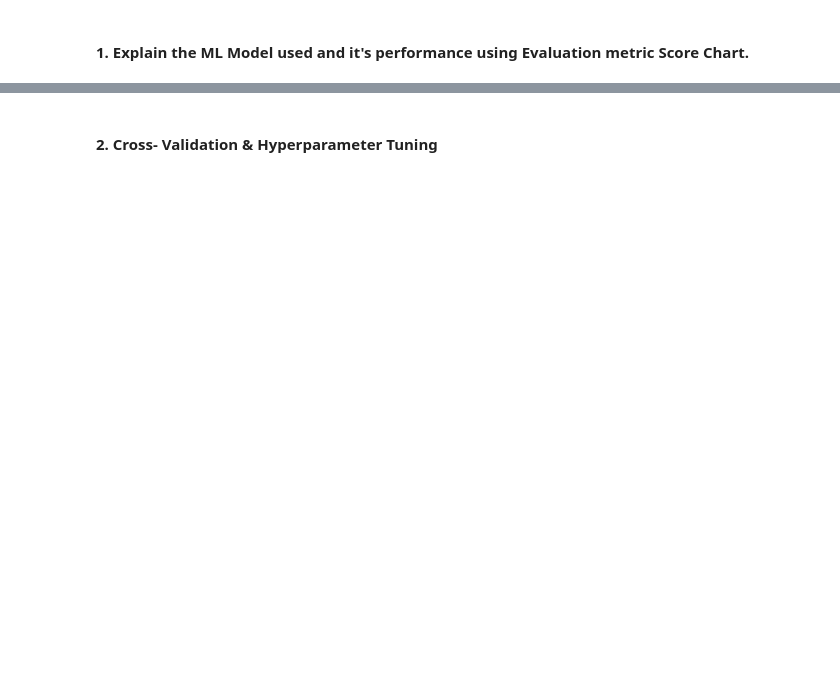
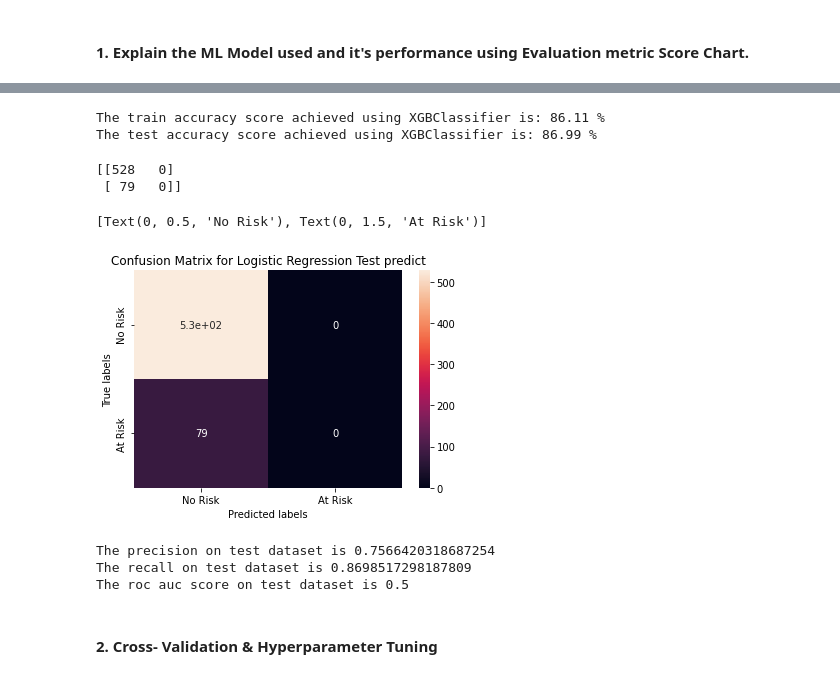
Before and after one commit to ritik1804k/Supervised-ML---Classification-Capstone-Project, a Jupyter notebook: Supervised_ML_Classification_Capstone_Project_.ipynb, the cells around one changed output, grey strips where cells are left out. Drawn from its saved outputs; the diff is of its cells as text; code cells hidden in the pictures; blank space fills up the shorter version.

```diff
--- a/Supervised_ML_Classification_Capstone_Project_.ipynb
+++ b/Supervised_ML_Classification_Capstone_Project_.ipynb
@@ -1483,0 +1469,8 @@ By using RandomizedSearchCV we have not seen any improvement in our logestic Reg
+# %%
+# ML Model - 3 Implementation
+# using XGBoost
+xg_cla =XGBClassifier(objective='binary:logistic',colsample_bytree = 0.7, learning_rate = 0.01,
+                max_depth = 10, alpha = 10, n_estimators = 10,subsample=1)
+# %%
+# Fit the Algorithm
+xg_cla.fit(X_test,Y_test)
@@ -1484,3 +1489,51 @@ By using RandomizedSearchCV we have not seen any improvement in our logestic Reg
+# %%
+# Predict on the model
+xgb_train_preds = xg_cla.predict(X_train)
+xgb_test_preds = xg_cla.predict(X_test)
+# %%
+# checking model accuracy_score
+
+score_xgb_train = round(accuracy_score(xgb_train_preds,Y_train)*100,2)
+score_xgb_test = round(accuracy_score(xgb_test_preds,Y_test)*100,2)
+
+print("The train accuracy score achieved using XGBClassifier is: "+str(score_xgb_train)+" %")
+print("The test accuracy score achieved using XGBClassifier is: "+str(score_xgb_test)+" %")
+# %% [output]
+The train accuracy score achieved using XGBClassifier is: 86.11 %
+The test accuracy score achieved using XGBClassifier is: 86.99 %
+# %%
+# Get the confusion matrix for test
+labels = ['No Risk', 'At Risk']
+cm = confusion_matrix(Y_test, xgb_test_preds)
+print(cm)
+ax= plt.subplot()
+sns.heatmap(cm, annot=True, ax = ax) #annot=True to annotate cells
+# labels, title and ticks
+ax.set_xlabel('Predicted labels')
+ax.set_ylabel('True labels')
+ax.set_title('Confusion Matrix for Logistic Regression Test predict')
+ax.xaxis.set_ticklabels(labels)
+ax.yaxis.set_ticklabels(labels)
+# %% [output]
+[[528   0]
+ [ 79   0]]
+[Text(0, 0.5, 'No Risk'), Text(0, 1.5, 'At Risk')]
+[figure, added]
+# %%
+# calculating precision and recall on the test set
+xgb_precision = precision_score(Y_test, xgb_test_preds, average='weighted')
+print("The precision on test dataset is", xgb_precision)
+
+xgb_recall = recall_score(Y_test, xgb_test_preds, average='weighted')
+print("The recall on test dataset is", xgb_recall)
+
+# calculating roc_auc_score on the test set
+xgb_roc = roc_auc_score(Y_test, xgb_test_preds, multi_class='ovo', average='weighted')
+print("The roc auc score on test dataset is", xgb_roc)
+# %% [output]
+The precision on test dataset is 0.7566420318687254
+The recall on test dataset is 0.8698517298187809
+The roc auc score on test dataset is 0.5
 # %% [markdown]
 #### 2. Cross- Validation & Hyperparameter Tuning
 # %%
```
Also changed, not shown: parts of 58 cells of this notebook.
